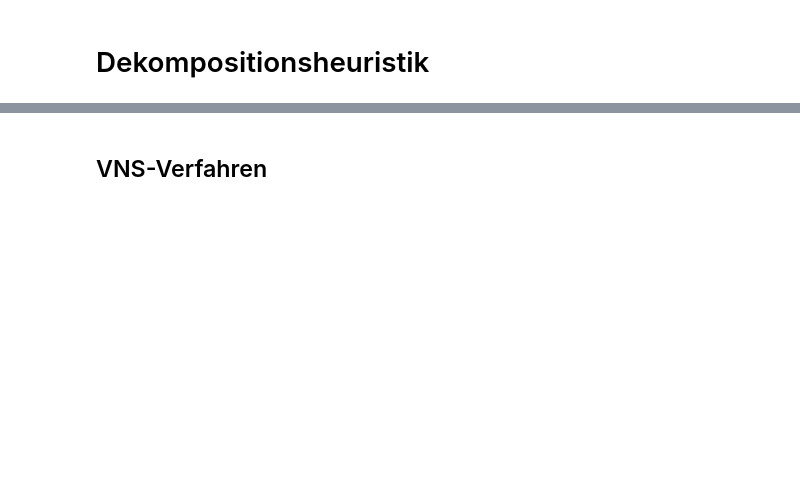
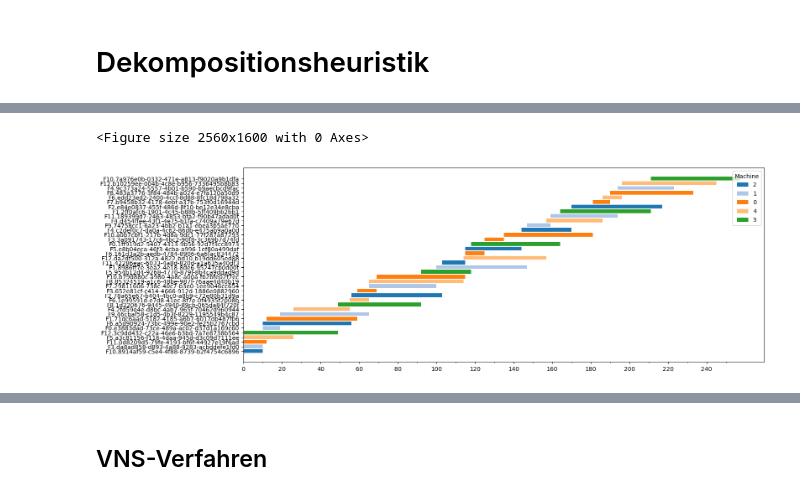
Before and after one commit to PROmetheus-94/Planungs-_und_Dispositionssysteme, a Jupyter notebook: Notebooks/Scheduling_VNS_ParallelIncompatibleBatchMachinesTWT.ipynb, the cells around one changed output, grey strips where cells are left out. Cells and saved outputs as stored; diff of their text form; code cells hidden in the pictures; blank space fills up the shorter version.

```diff
--- a/Notebooks/Scheduling_VNS_ParallelIncompatibleBatchMachinesTWT.ipynb
+++ b/Notebooks/Scheduling_VNS_ParallelIncompatibleBatchMachinesTWT.ipynb
@@ -270,0 +299,5 @@ Iteration 0 TWT: 17528.0 -> 16151.0
+# %%
+plot_gantt_chart(schedule)
+# %% [output]
+<Figure size 2560x1600 with 0 Axes>
+[figure, added]
```
Also changed, not shown: parts of 30 cells of this notebook.
